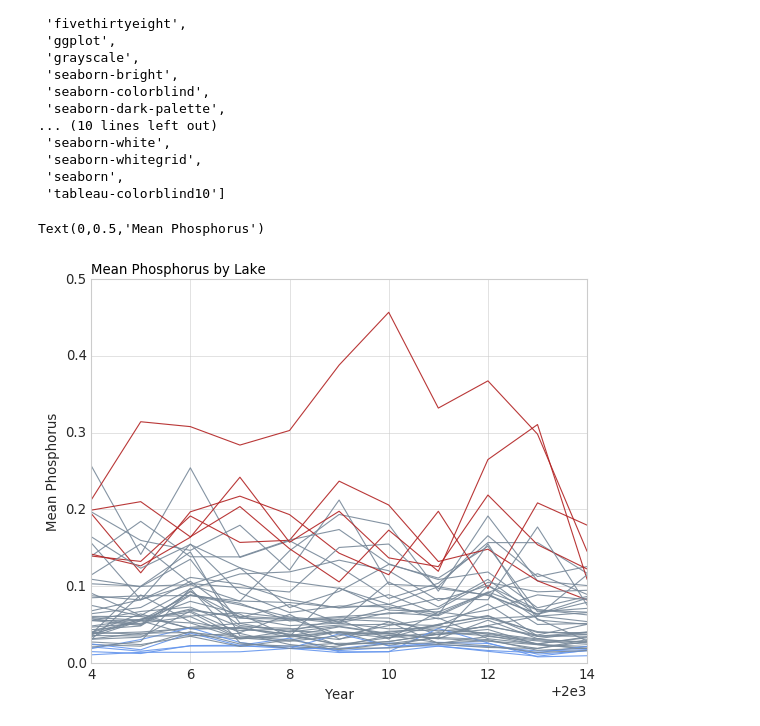
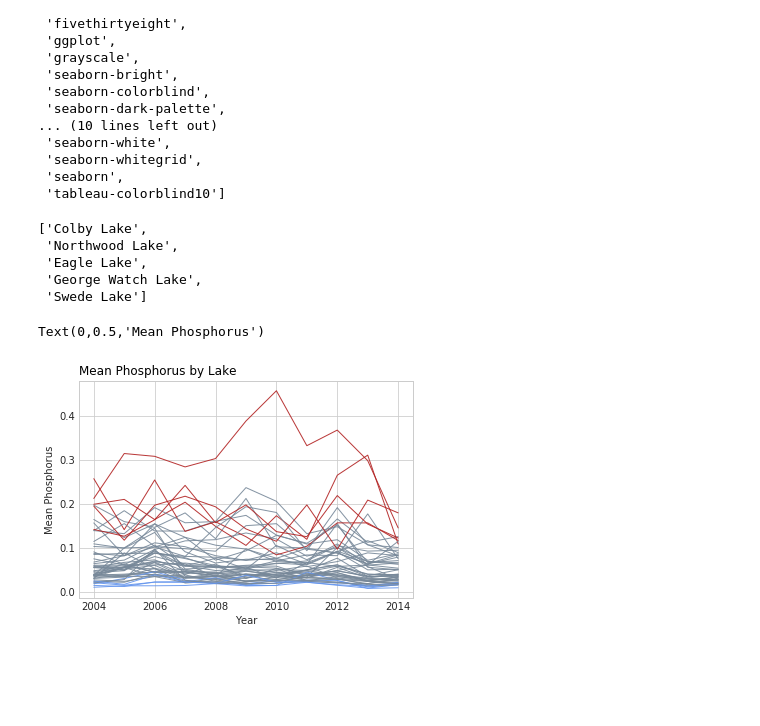
Before and after one commit to SMiertschin/DSCI430, a Jupyter notebook: Final_project_SM.ipynb, the cells around one changed output. Cells and saved outputs as stored; diff of their text form; code cells hidden in the pictures; blank space fills up the shorter version.

```diff
--- a/Final_project_SM.ipynb
+++ b/Final_project_SM.ipynb
@@ -49,7 +48,7 @@ Index(['Unnamed: 0', 'Unnamed: 0_x', 'ACRES_DEED', 'ACRES_POLY', 'AGPRE_ENRD',
        'med_phos', 'sd_phos'],
       dtype='object')
 # %%
-secchi_by_lake = (lake_all
+secchi_by_lake = (lake_stats
                   >> group_by(X.lake_name)
                   >> summarize(overall_mean_secchi = X.mean_secchi.mean())
                  )
@@ -60,12 +67,12 @@ high_secchi = [name for name in secchi_by_lake.sort_values('overall_mean_secchi'
 # %%
-lake_names = set(lake_all.lake_name)
+lake_names = set(lake_stats.lake_name)
 # %%
 plt.style.use('seaborn-whitegrid')
 
 palette = plt.get_cmap('Set1')
 
 for name in lake_names:
-    df = (lake_all >> filter_by(X.lake_name == name))
+    df = (lake_stats >> filter_by(X.lake_name == name))
     if name in high_secchi:
         plt.plot(df.Year, df.mean_secchi, marker='', color='firebrick', linewidth=1, alpha=0.9, label="High Mean Secchi Depth")
     elif name in low_secchi:
@@ -102,7 +109,7 @@ plt.style.available
  'seaborn',
  'tableau-colorblind10']
 # %%
-phos_by_lake = (lake_all
+phos_by_lake = (lake_stats
                   >> group_by(X.lake_name)
                   >> summarize(overall_mean_phos = X.mean_phos.mean())
                  )
@@ -110,25 +117,33 @@ phos_by_lake = (lake_all
 low_phos = [name for name in phos_by_lake.sort_values('overall_mean_phos')[0:5].lake_name]
 
 high_phos = [name for name in phos_by_lake.sort_values('overall_mean_phos')[-5:].lake_name]
+# %%
+high_phos
+# %% [output]
+['Colby Lake',
+ 'Northwood Lake',
+ 'Eagle Lake',
+ 'George Watch Lake',
+ 'Swede Lake']
 # %%
 plt.style.use('seaborn-whitegrid')
 
 #palette = plt.get_cmap('Set1')
 
 for name in lake_names:
-    df = (lake_all >> filter_by(X.lake_name == name))
+    df = (lake_stats >> filter_by(X.lake_name == name))
     if name in high_phos:
         plt.plot(df.Year, df.mean_phos, marker='', color='firebrick', linewidth=1, alpha=0.9, label="High Mean phosphorus")
     elif name in low_phos:
         plt.plot(df.Year, df.mean_phos, marker='', color='cornflowerblue', linewidth=1, alpha=0.9, label="Low Mean phosphorus")
     else:
         plt.plot(df.Year, df.mean_phos, marker='', color='lightslategrey', linewidth=1, alpha=0.9, label="Mean phosphorus")
 
 
 
 plt.title("Mean Phosphorus by Lake", loc='left', fontsize=12, fontweight=0, color='black')
 plt.xlabel("Year")
 plt.ylabel("Mean Phosphorus")
 # %% [output]
 Text(0,0.5,'Mean Phosphorus')
-[figure, old version]
+[figure, new version]
```
Also changed, not shown: parts of 10 cells of this notebook, 1 other file.
